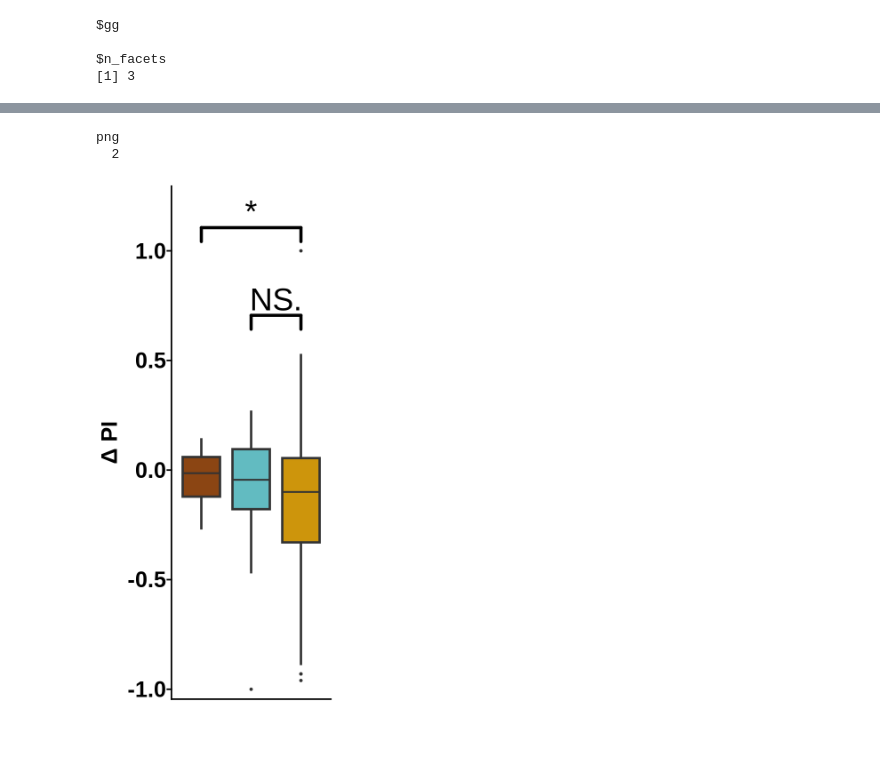
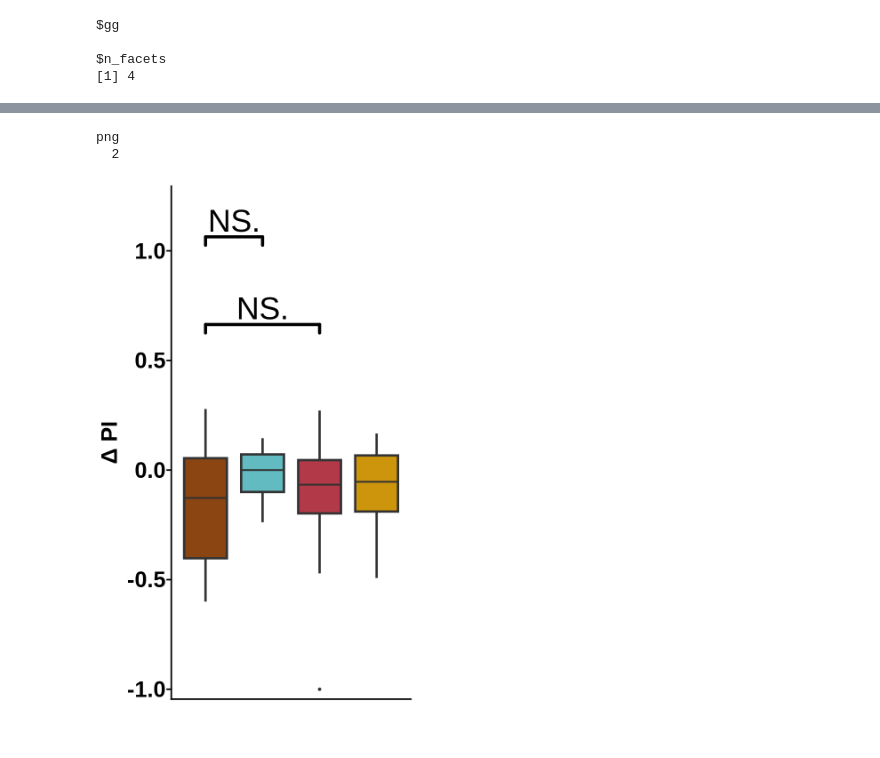
Before and after one commit to shaliulab/idoc-paper, a Jupyter notebook: 6_panel5.ipynb, the cells around one changed output, grey strips where cells are left out. Cells and saved outputs as stored; diff of their text form; code cells hidden in the pictures.

```diff
--- a/6_panel5.ipynb
+++ b/6_panel5.ipynb
@@ -26,0 +11,8 @@ panel5_data <- panel5_data[order(test, fly_name_reference),]
+# %%
+data <- data.table::fread(file = "tidy_data_wide.csv")
+# %%
+experiments <- c("24hr LTM")
+wild_types <- c("Iso31", "MB010B.(II)SPARC-Chrimson ISO", "MB010B.(II)SPARC-GFP ISO")
+
+data <- data[(experiment %in% experiments & Genotype %in% wild_types & Training == "6X_Spaced"),]
+panel5_data <-data[region_id!="NONE",]
@@ -26,0 +53,2 @@ panel5_data <- panel5_data[order(test, fly_name_reference),]
+# %%
+panel5_data_long <- melt(panel5_data, measure.vars = c("PRE", "POST"), value.name = "PI", variable.name = "test")
@@ -56,16 +102,16 @@ png
 size_unit=1.5
 ratio=7
 panel5B <- summary_plot(
-    data=panel5_data[interval != "ZT05-ZT24",], "interval",
+    data=panel5_data_long, "interval",
     comparisons=list(
         # c("ZT05-ZT11", "ZT12-ZT18"),
         # c("ZT12-ZT18", "No SD"),
-        c("ZT05-ZT11", "No SD"),
-        c("ZT12-ZT18", "No SD")
+        c("ZT05-ZT11", "NONE"),
+        c("ZT12-ZT18", "NONE")
     ),
     annotation_y=c(1, 0.6),
     test=unpaired_t_test,
-    colors=colors_panel5[c(1,2,4)],
+    colors=colors_panel5[c(1,2,3,4)],
     y_limits=c(-1, 1.25),
     text_y_size=30,
     title_y_size=30
@@ -87,4 +131,4 @@ Warning message:
 $gg
 
 $n_facets
-[1] 3
+[1] 4
@@ -97,3 +139,3 @@ Warning message:
 png
   2
-[figure, old version]
+[figure, new version]
```
Also changed, not shown: parts of 21 cells of this notebook, 44 other files.
